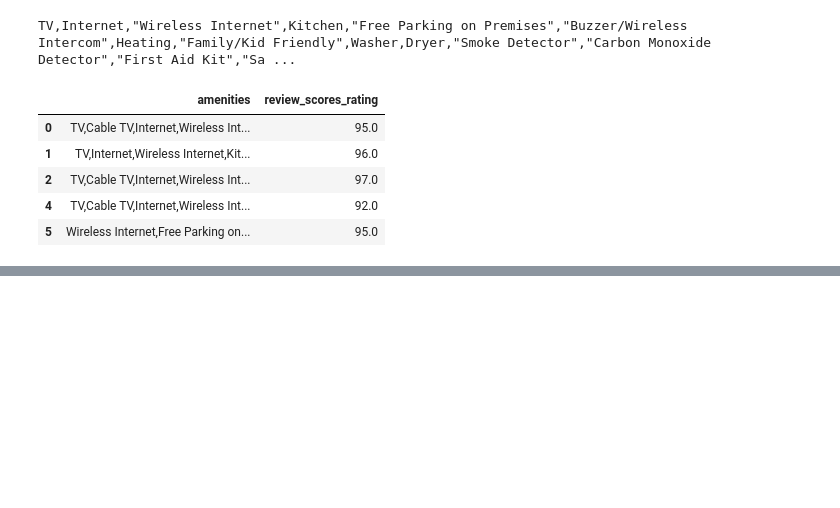
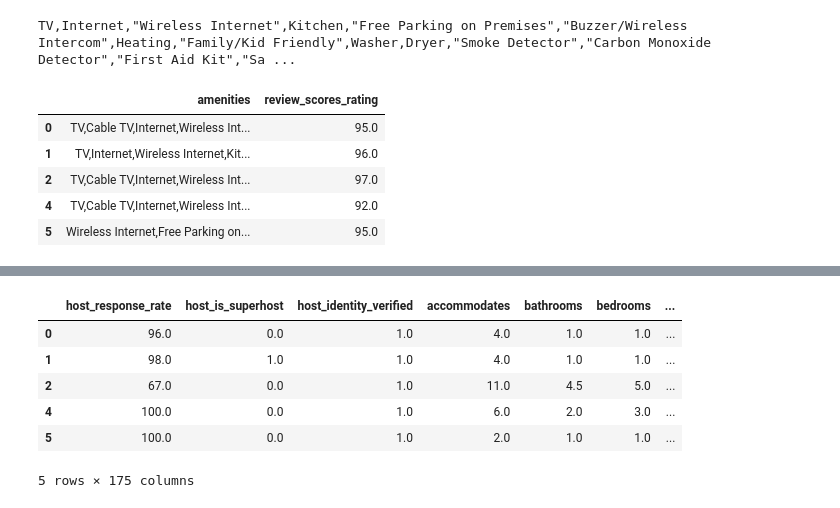
Before and after one commit to IShamss/seattle_airbnb, a Jupyter notebook: seattle_airbnb.ipynb, the cells around one changed output, grey strips where cells are left out. Cells and saved outputs as stored; diff of their text form; code cells hidden in the pictures; blank space fills up the shorter version.

```diff
--- a/seattle_airbnb.ipynb
+++ b/seattle_airbnb.ipynb
@@ -200,0 +280,8 @@ As we can see from the graph above, we can see the top 20 amenities assocaited w
+# %%
+#impute the missing values
+q3_df['host_response_rate'].fillna('100%',inplace=True)
+q3_df['neighbourhood'].fillna('no_neighbourhood',inplace=True)
+q3_df['bathrooms'].fillna(q3_df['bathrooms'].mean() //1 , inplace =True)
+q3_df['security_deposit'].fillna('$0',inplace=True)
+q3_df['cleaning_fee'].fillna('$0',inplace=True)
+q3_df.head()
@@ -200,0 +296,37 @@ As we can see from the graph above, we can see the top 20 amenities assocaited w
+# %%
+q3_df['host_response_rate']=q3_df['host_response_rate'].apply(percentage_to_int)
+q3_df['host_is_superhost']=q3_df['host_is_superhost'].apply(encode_value)
+q3_df['host_identity_verified']=q3_df['host_identity_verified'].apply(encode_value)
+q3_df['instant_bookable']=q3_df['instant_bookable'].apply(encode_value)
+q3_df = price_string_to_int(q3_df,'cleaning_fee')
+q3_df = price_string_to_int(q3_df,'extra_people')
+q3_df = price_string_to_int(q3_df,'price')
+q3_df = price_string_to_int(q3_df,'security_deposit')
+q3_df['host_verifications'] = q3_df['host_verifications'].apply(lambda x : x[1:-1].replace("'","").split(", "))
+# q3_df = one_hot_encode(q3_df , 'host_verifications')
+q3_df = pd.concat([q3_df.drop('host_verifications',axis=1),q3_df['host_verifications'].apply(pd.Series).stack().str.get_dummies().sum(level=0)])
+q3_df = q3_df.fillna(value=0)
+q3_df = one_hot_encode(q3_df , 'neighbourhood')
+q3_df = one_hot_encode(q3_df , 'property_type')
+q3_df = one_hot_encode(q3_df , 'bed_type')
+q3_df['amenities'] = q3_df['amenities'].apply(lambda x : split_amenities(x))
+q3_df['amenities'] = q3_df['amenities'].apply(remove_quotes)
+q3_df['amenities'] = q3_df['amenities'].apply(lambda x : list(x.split(","))if x else None)
+q3_df = pd.concat([q3_df.drop('amenities',axis=1),q3_df['amenities'].apply(pd.Series).stack().str.get_dummies().sum(level=0)])
+q3_df = q3_df.fillna(value=0)
+
+# q3_df['extra_people']=q3_df['extra_people'].apply(price_string_to_int)
+# q3_df['price']=q3_df['price'].apply(price_string_to_int)
+# q3_df['security_deposit']=q3_df['security_deposit'].apply(price_string_to_int)
+
+
+
+q3_df.head()
+# %% [output]
+|  | host_response_rate | host_is_superhost | host_identity_verified | accommodates | bathrooms | bedrooms | ... |
+| 0 | 96.0 | 0.0 | 1.0 | 4.0 | 1.0 | 1.0 | ... |
+| 1 | 98.0 | 1.0 | 1.0 | 4.0 | 1.0 | 1.0 | ... |
+| 2 | 67.0 | 0.0 | 1.0 | 11.0 | 4.5 | 5.0 | ... |
+| 4 | 100.0 | 0.0 | 1.0 | 6.0 | 2.0 | 3.0 | ... |
+| 5 | 100.0 | 0.0 | 1.0 | 2.0 | 1.0 | 1.0 | ... |
+5 rows × 175 columns
```
Also changed, not shown: parts of 32 cells of this notebook.
